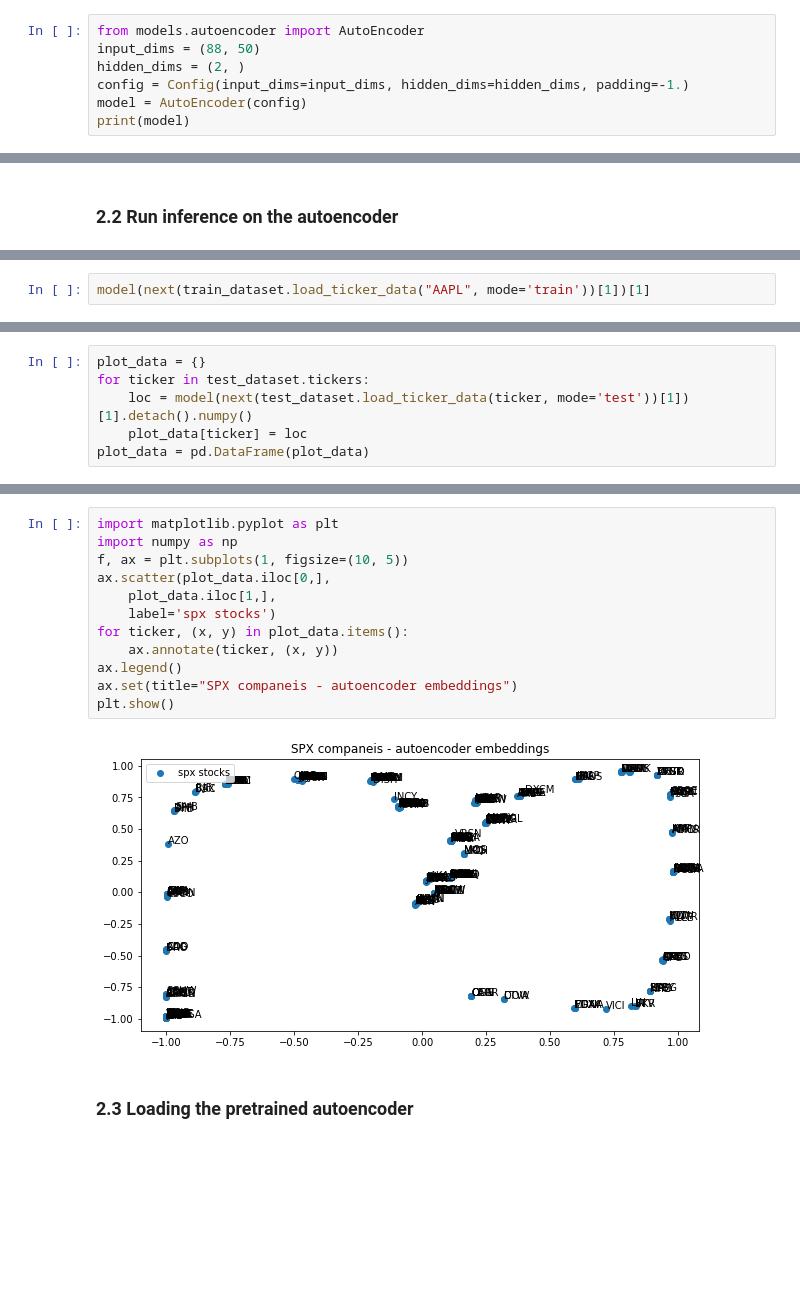
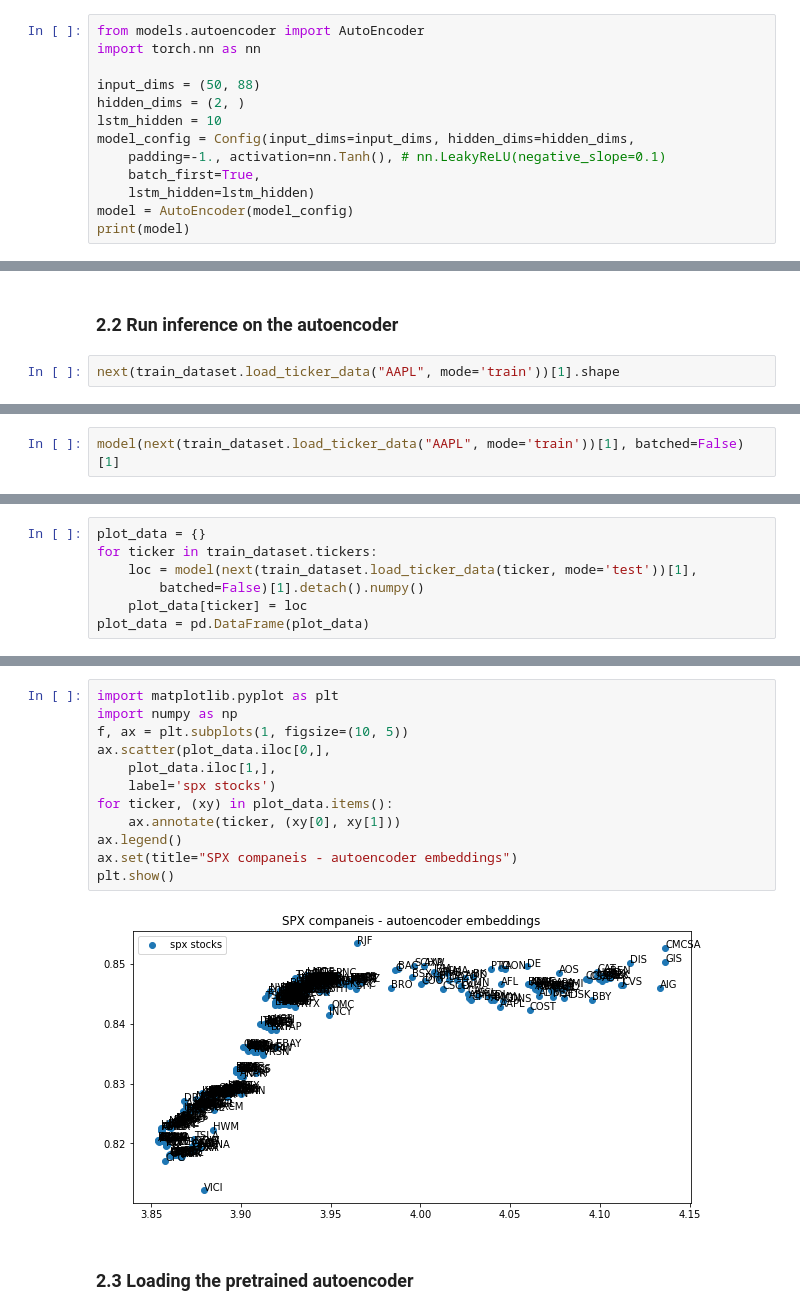
Before and after one commit to pauljhp/Stock_Prediction_SA, a Jupyter notebook: train.ipynb, the cells around one changed output, grey strips where cells are left out. Saved outputs shown, nothing was run; the diff lists cells and outputs as text; blank space fills up the shorter version.

Commit message:
added batched data loading, fixed autoencoder

```diff
--- a/train.ipynb
+++ b/train.ipynb
@@ -48,10 +52,16 @@ test_dataset = BaseDataset(config=test_config)
 ## 2. Train autoencoder
 # %%
 from models.autoencoder import AutoEncoder
-input_dims = (88, 50)
+import torch.nn as nn
+
+input_dims = (50, 88)
 hidden_dims = (2, )
-config = Config(input_dims=input_dims, hidden_dims=hidden_dims, padding=-1.)
-model = AutoEncoder(config)
+lstm_hidden = 10
+model_config = Config(input_dims=input_dims, hidden_dims=hidden_dims,
+    padding=-1., activation=nn.Tanh(), # nn.LeakyReLU(negative_slope=0.1)
+    batch_first=True,
+    lstm_hidden=lstm_hidden)
+model = AutoEncoder(model_config)
 print(model)
 # %% [output]
 AutoEncoder(
@@ -127,2 +147,4 @@ tensor([[-0.6420, -0.6420, -0.6420,  ..., -0.6407, -0.6411, -0.6411],
 # %% [markdown]
 ### 2.2 Run inference on the autoencoder
+# %%
+next(train_dataset.load_ticker_data("AAPL", mode='train'))[1].shape
@@ -129,3 +153,3 @@ tensor([[-0.6420, -0.6420, -0.6420,  ..., -0.6407, -0.6411, -0.6411],
 # %%
-model(next(train_dataset.load_ticker_data("AAPL", mode='train'))[1])[1]
+model(next(train_dataset.load_ticker_data("AAPL", mode='train'))[1], batched=False)[1]
 # %% [output]
@@ -137,7 +157,8 @@ tensor([-0.9999, -0.8178], dtype=torch.float64, grad_fn=<TanhBackward0>)
 # %%
 plot_data = {}
-for ticker in test_dataset.tickers:
-    loc = model(next(test_dataset.load_ticker_data(ticker, mode='test'))[1])[1].detach().numpy()
+for ticker in train_dataset.tickers:
+    loc = model(next(train_dataset.load_ticker_data(ticker, mode='test'))[1],
+        batched=False)[1].detach().numpy()
     plot_data[ticker] = loc
 plot_data = pd.DataFrame(plot_data)
 # %%
@@ -163,17 +180,17 @@ plot_data.sort_values([0, 1], axis=1).T.head(50)
 # %%
 import matplotlib.pyplot as plt
 import numpy as np
 f, ax = plt.subplots(1, figsize=(10, 5))
 ax.scatter(plot_data.iloc[0,],
     plot_data.iloc[1,],
     label='spx stocks')
-for ticker, (x, y) in plot_data.items():
-    ax.annotate(ticker, (x, y))
+for ticker, (xy) in plot_data.items():
+    ax.annotate(ticker, (xy[0], xy[1]))
 ax.legend()
 ax.set(title="SPX companeis - autoencoder embeddings")
 plt.show()
 # %% [output]
-[figure, old version]
+[figure, new version]
 # %% [markdown]
 ### 2.3 Loading the pretrained autoencoder
 # %%
```
Also changed, not shown: parts of 13 cells of this notebook, 5 other files.
